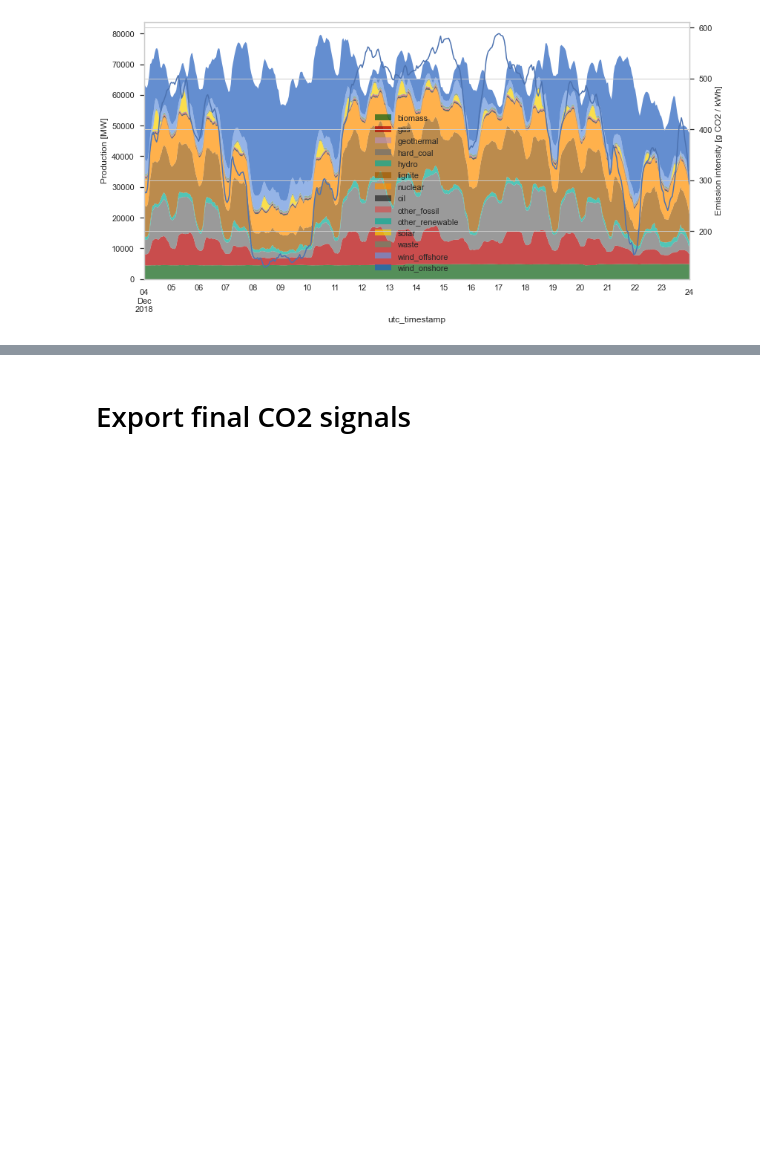
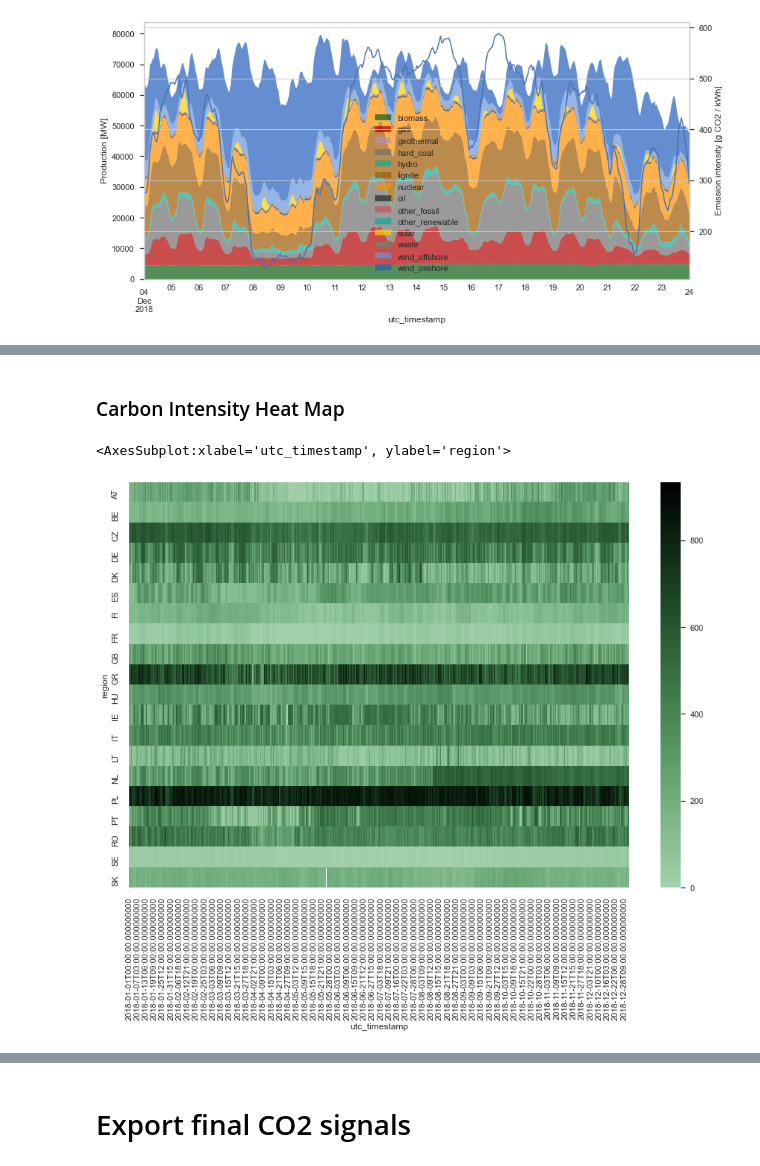
Before and after one commit to INATECH-CIG/CO2_emissions_factors, a Jupyter notebook: CO2 Signals.ipynb, the cells around one changed output, grey strips where cells are left out. Saved outputs shown, nothing was run; the diff lists cells and outputs as text; code cells hidden in the pictures; blank space fills up the shorter version.

```diff
--- a/CO2 Signals.ipynb
+++ b/CO2 Signals.ipynb
@@ -664,0 +725,8 @@ plot_production_profile_2(entsoe_gen_type, Carbon_intensitiy_entsoe_gen_type, 'D
+# %% [markdown]
+### Carbon Intensity Heat Map
+# %%
+# all countries
+sns.heatmap(Carbon_intensitiy_entsoe_gen_type[countries].transpose(), cmap=sns.cubehelix_palette(start=2, rot=0, dark=0, light=.75, reverse=False, as_cmap=True))
+# %% [output]
+<AxesSubplot:xlabel='utc_timestamp', ylabel='region'>
+[figure, added]
```
Also changed, not shown: parts of 26 cells of this notebook.
